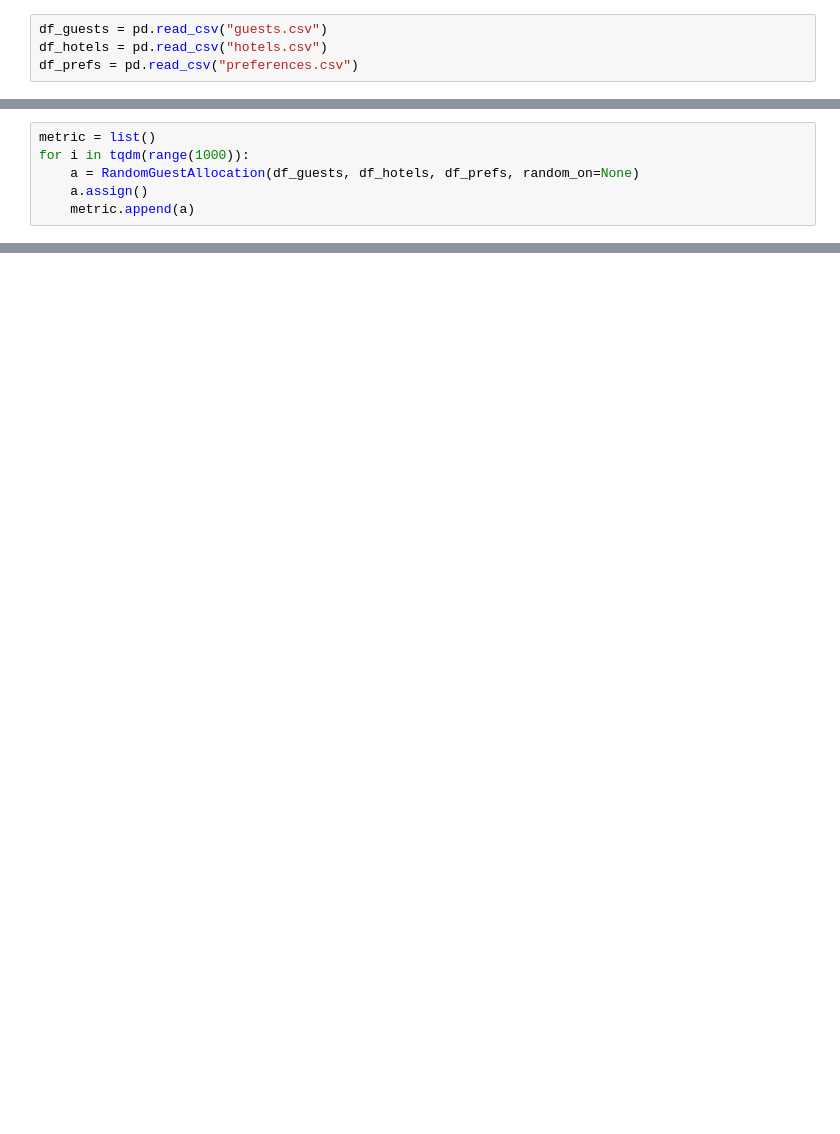
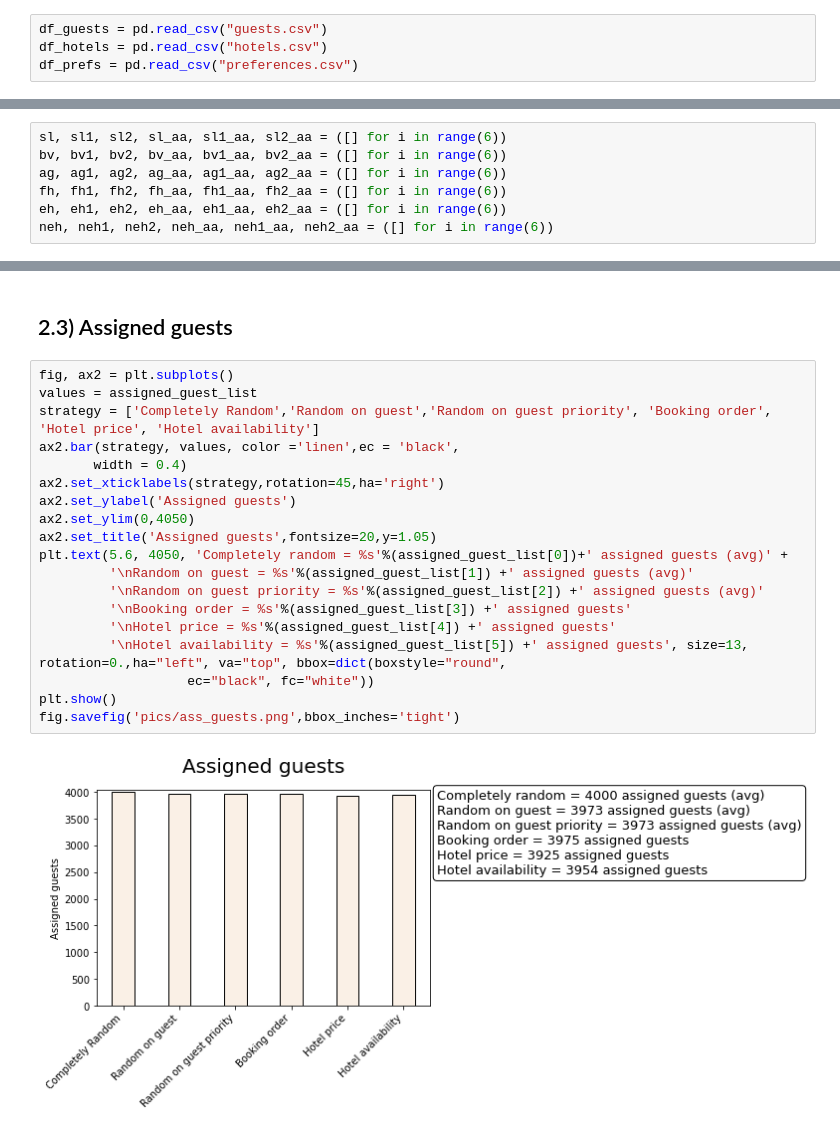
Before and after one commit to giacomonottoli/sogni_doro, a Jupyter notebook: analysis_results.ipynb, the cells around one changed output, grey strips where cells are left out. Drawn from its saved outputs; the diff is of its cells as text; blank space fills up the shorter version.

```diff
--- a/analysis_results.ipynb
+++ b/analysis_results.ipynb
@@ -57,6 +71,0 @@ a.stats_table.to_clipboard()
-# %%
-metric = list()
-for i in tqdm(range(1000)):
-    a = RandomGuestAllocation(df_guests, df_hotels, df_prefs, random_on=None)
-    a.assign()
-    metric.append(a)
@@ -62,0 +127,7 @@ for i in tqdm(range(1000)):
+# %%
+sl, sl1, sl2, sl_aa, sl1_aa, sl2_aa = ([] for i in range(6))
+bv, bv1, bv2, bv_aa, bv1_aa, bv2_aa = ([] for i in range(6))
+ag, ag1, ag2, ag_aa, ag1_aa, ag2_aa = ([] for i in range(6))
+fh, fh1, fh2, fh_aa, fh1_aa, fh2_aa = ([] for i in range(6))
+eh, eh1, eh2, eh_aa, eh1_aa, eh2_aa = ([] for i in range(6))
+neh, neh1, neh2, neh_aa, neh1_aa, neh2_aa = ([] for i in range(6))
@@ -62,0 +245,23 @@ for i in tqdm(range(1000)):
+# %% [markdown]
+## 2.3) Assigned guests
+# %%
+fig, ax2 = plt.subplots()
+values = assigned_guest_list
+strategy = ['Completely Random','Random on guest','Random on guest priority', 'Booking order', 'Hotel price', 'Hotel availability']
+ax2.bar(strategy, values, color ='linen',ec = 'black',
+       width = 0.4)
+ax2.set_xticklabels(strategy,rotation=45,ha='right')
+ax2.set_ylabel('Assigned guests')
+ax2.set_ylim(0,4050)
+ax2.set_title('Assigned guests',fontsize=20,y=1.05)
+plt.text(5.6, 4050, 'Completely random = %s'%(assigned_guest_list[0])+' assigned guests (avg)' +
+         '\nRandom on guest = %s'%(assigned_guest_list[1]) +' assigned guests (avg)'
+         '\nRandom on guest priority = %s'%(assigned_guest_list[2]) +' assigned guests (avg)'
+         '\nBooking order = %s'%(assigned_guest_list[3]) +' assigned guests'
+         '\nHotel price = %s'%(assigned_guest_list[4]) +' assigned guests'
+         '\nHotel availability = %s'%(assigned_guest_list[5]) +' assigned guests', size=13, rotation=0.,ha="left", va="top", bbox=dict(boxstyle="round",
+                   ec="black", fc="white"))
+plt.show()
+fig.savefig('pics/ass_guests.png',bbox_inches='tight')
+# %% [output]
+[figure, added]
```
Also changed, not shown: parts of 36 cells of this notebook, 1 other file.
